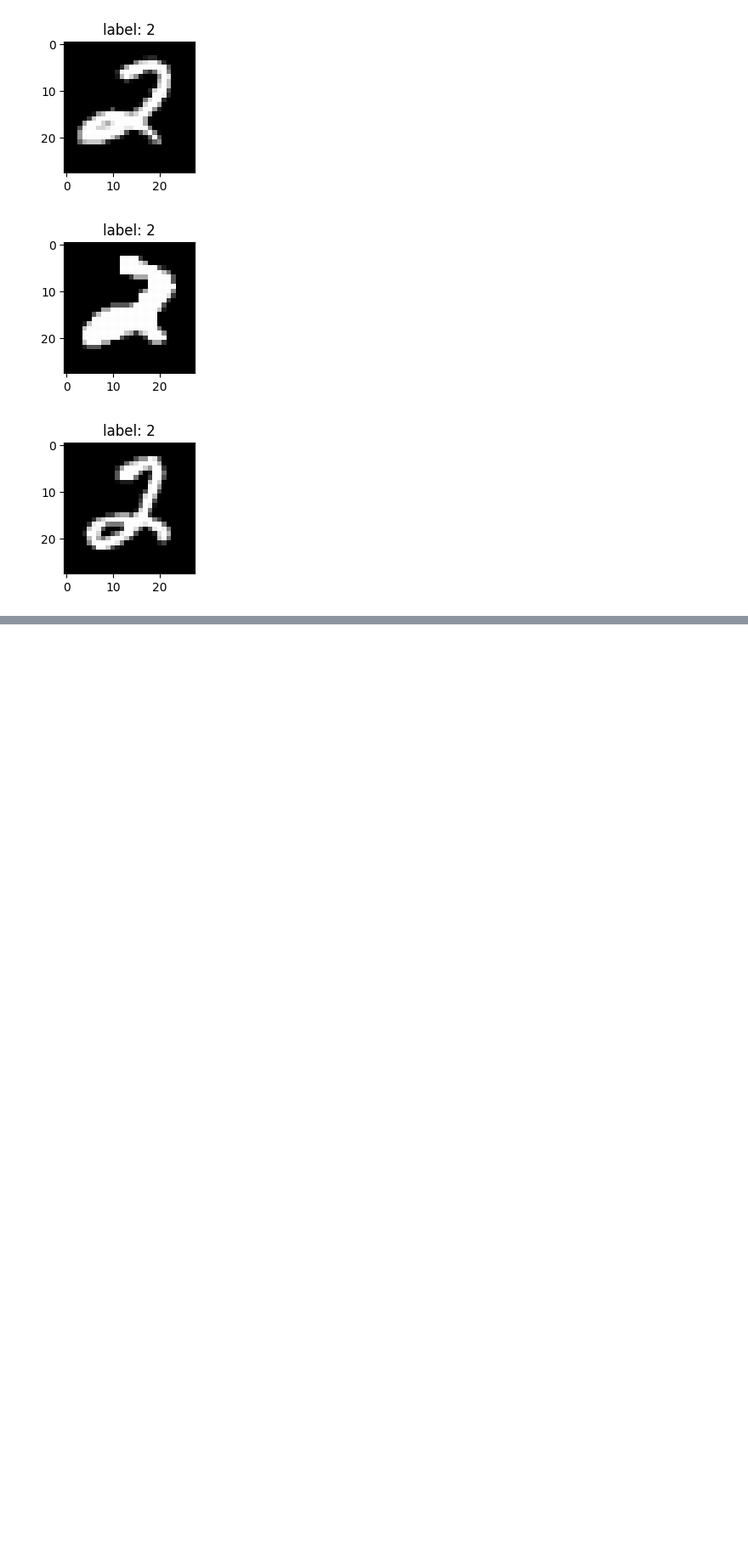
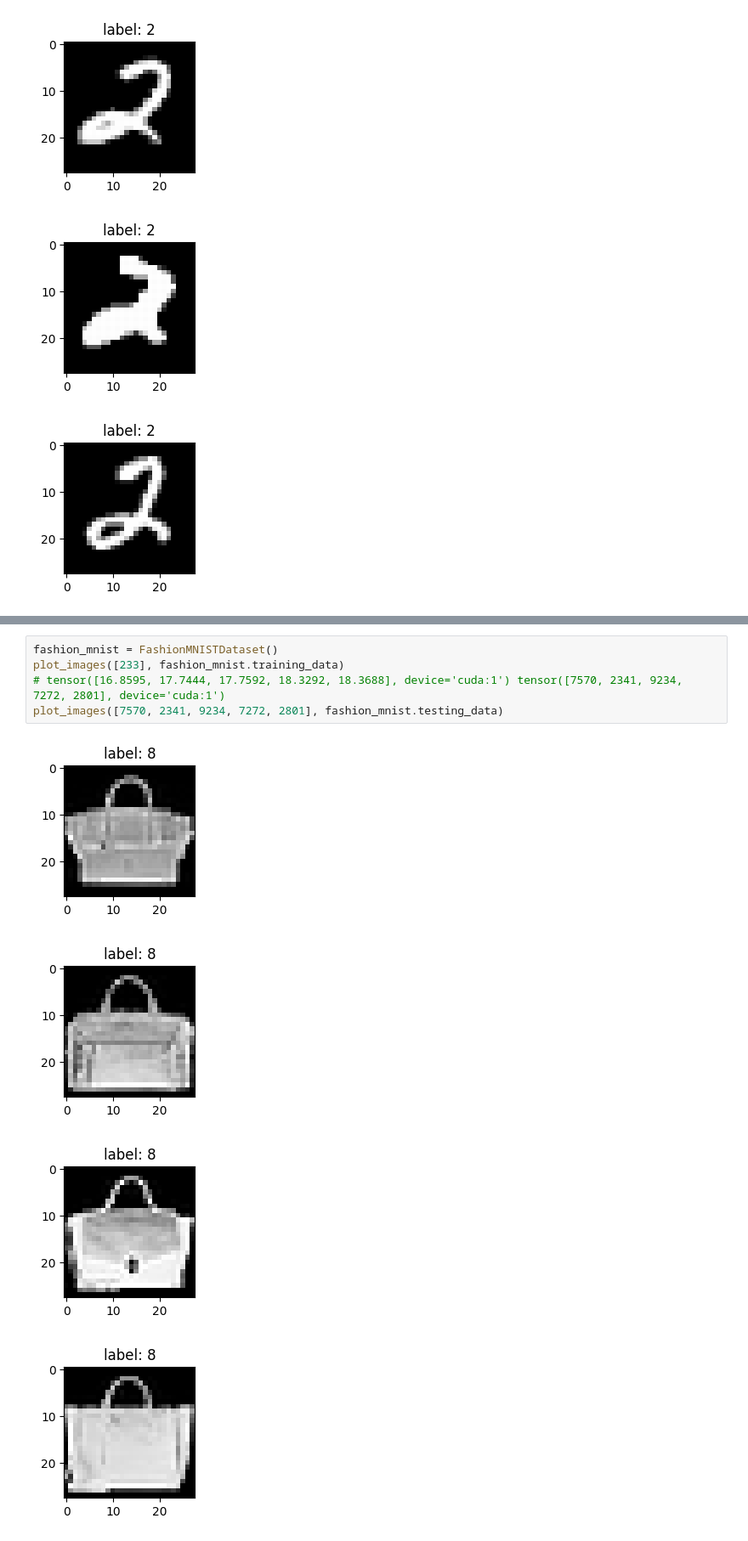
Before and after one commit to im-zhong/deep_learning, a Jupyter notebook: mytorch/data/try_mnist.ipynb, the cells around one changed output, grey strips where cells are left out. Shown at 85% size. Cells and saved outputs as stored; diff of their text form; blank space fills up the shorter version.

```diff
--- a/mytorch/data/try_mnist.ipynb
+++ b/mytorch/data/try_mnist.ipynb
@@ -32,0 +45,10 @@ plot_images([5748, 7762, 9476, 9597, 6225], mnist.testing_data)
+# %%
+fashion_mnist = FashionMNISTDataset()
+plot_images([233], fashion_mnist.training_data)
+# tensor([16.8595, 17.7444, 17.7592, 18.3292, 18.3688], device='cuda:1') tensor([7570, 2341, 9234, 7272, 2801], device='cuda:1')
+plot_images([7570, 2341, 9234, 7272, 2801], fashion_mnist.testing_data)
+# %% [output]
+[figure, added]
+[figure, added]
+[figure, added]
+[figure, added]
```
Also changed, not shown: parts of 5 cells of this notebook, 10 other files.
